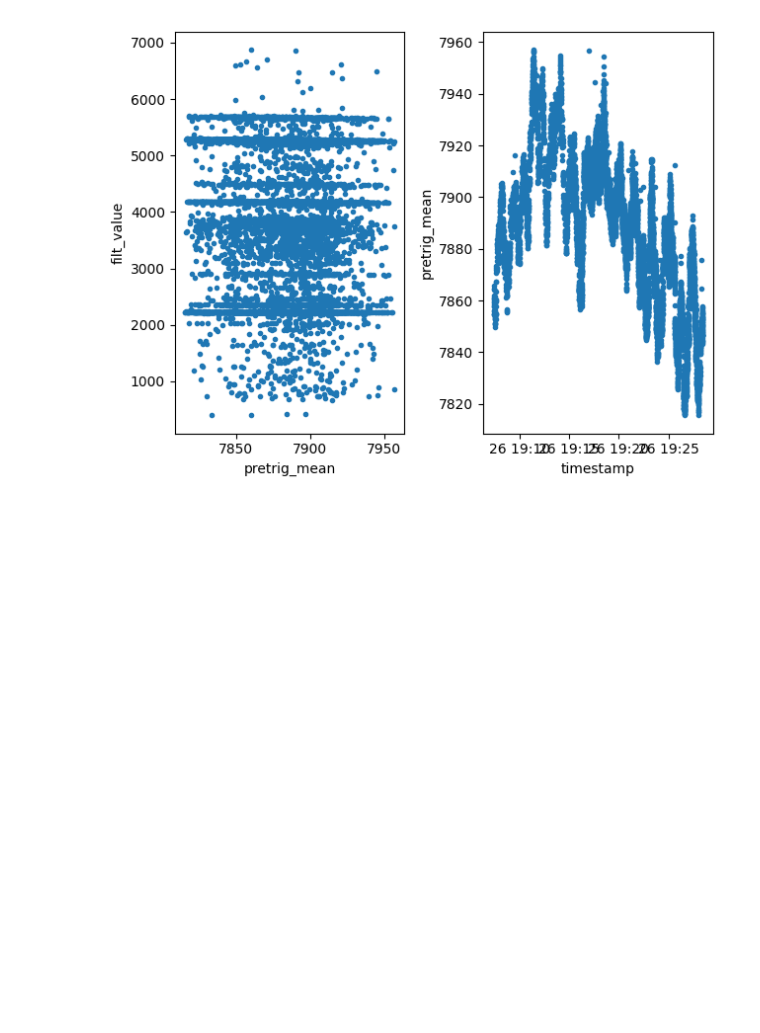
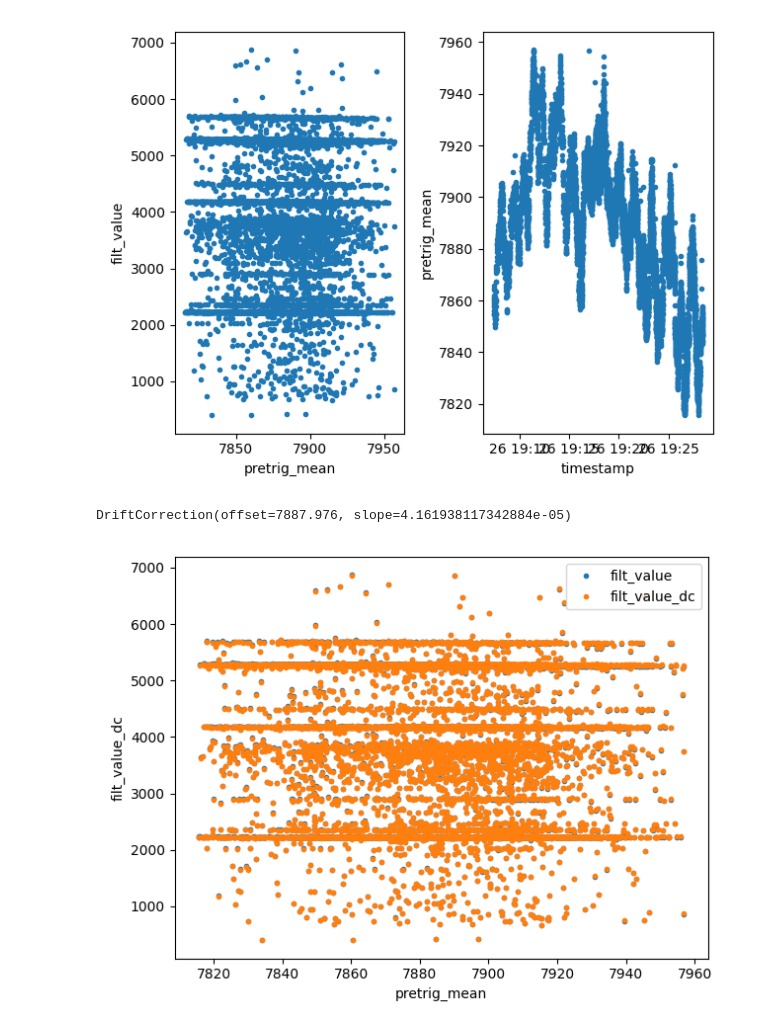
Before and after one commit to ggggggggg/moss, a Jupyter notebook: massp/example.ipynb, the cells around one changed output. Drawn from its saved outputs; the diff is of its cells as text; code cells hidden in the pictures; blank space fills up the shorter version.

```diff
--- a/massp/example.ipynb
+++ b/massp/example.ipynb
@@ -221,11 +223,11 @@ plot_hist(df4["filt_value"], np.arange(0,10000,10))
 # %% [output]
 [figure]
 # %%
-def plot_a_vs_b_series(a, b, axis=None):
+def plot_a_vs_b_series(a, b, axis=None, **plotkwarg):
     if axis is None:
         plt.figure()
         axis = plt.gca()
-    axis.plot(a, b, ".")
+    axis.plot(a, b, ".", label=b.name, **plotkwarg)
     axis.set_xlabel(a.name)
     axis.set_ylabel(b.name)
 fig, axes = plt.subplots(1,2)
@@ -234,3 +236,22 @@ plot_a_vs_b_series(df4.filter(good_expr)["timestamp"], df4.filter(good_expr)["pr
 plt.tight_layout()
 # %% [output]
 [figure]
+# %%
+df_dc=df4.filter(good_expr).select("pretrig_mean", "filt_value")
+dc=massp.drift_correct(indicator=df_dc["pretrig_mean"].to_numpy(), uncorrected=df_dc["filt_value"].to_numpy())
+dc
+# %% [output]
+DriftCorrection(offset=7887.976, slope=4.161938117342884e-05)
+# %%
+m, b = dc.slope, dc.offset
+df5=df4.select((pl.col("filt_value")*(1+m*(pl.col("pretrig_mean")-b))).alias("filt_value_dc")).with_columns(df4)
+# df5 = df4.select("filt_value", gain=(1+m*(pl.col("pretrig_mean")-b))).select("gain",filt_value_dc=pl.col("filt_value")*pl.col("gain"))
+# df5
+# df4.select(pl.col("pretrig_mean")-b)
+# %%
+plot_a_vs_b_series(df5.filter(good_expr)["pretrig_mean"], df5.filter(good_expr)["filt_value"])
+plot_a_vs_b_series(df5.filter(good_expr)["pretrig_mean"], df5.filter(good_expr)["filt_value_dc"], plt.gca())
+plt.legend()
+plt.tight_layout()
+# %% [output]
+[figure, added]
```
Also changed, not shown: parts of 2 cells of this notebook, 3 other files.
